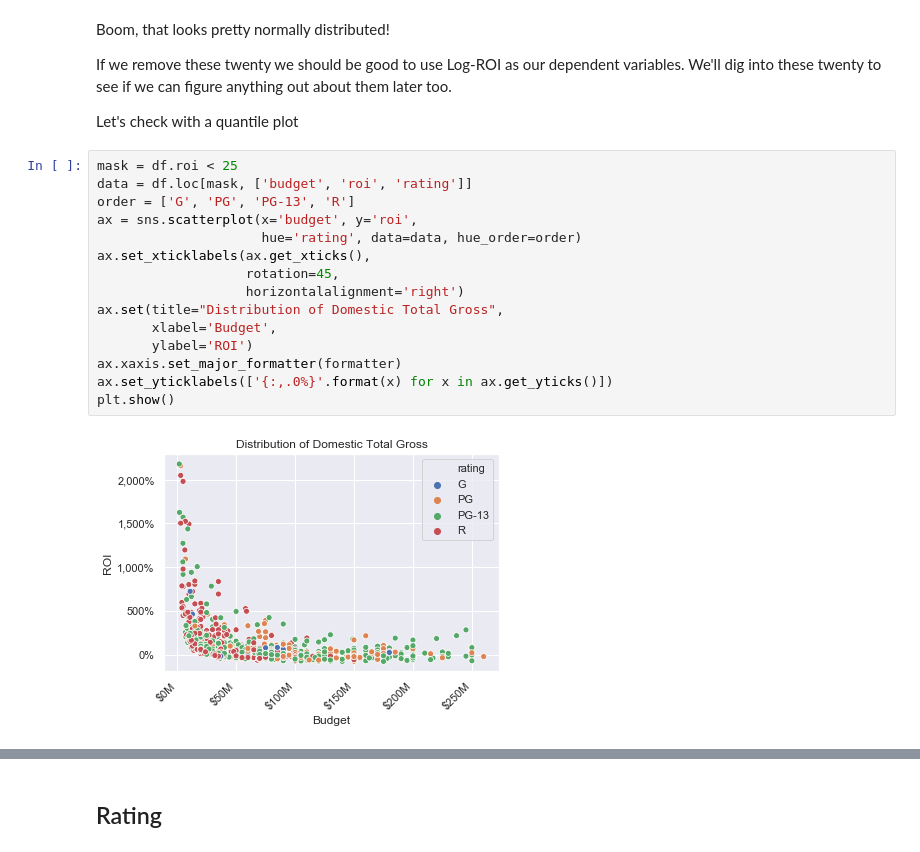
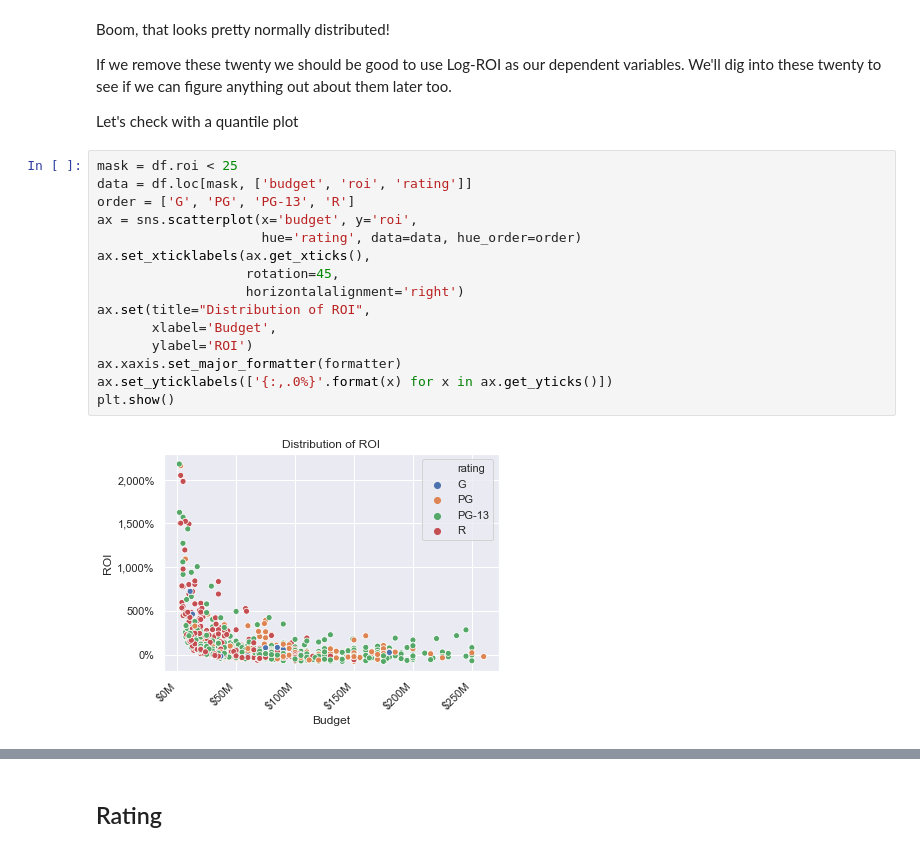
Before and after one commit to bfitzpa5/Metis_Projects, a Jupyter notebook: 02-luther/luther_eda.ipynb, the cells around one changed output, grey strips where cells are left out. Cells and saved outputs as stored; diff of their text form.

```diff
--- a/02-luther/luther_eda.ipynb
+++ b/02-luther/luther_eda.ipynb
@@ -472,20 +472,20 @@ Let's check with a quantile plot
 # %%
 mask = df.roi < 25
 data = df.loc[mask, ['budget', 'roi', 'rating']]
 order = ['G', 'PG', 'PG-13', 'R']
 ax = sns.scatterplot(x='budget', y='roi',
                      hue='rating', data=data, hue_order=order)
 ax.set_xticklabels(ax.get_xticks(),
                    rotation=45,
                    horizontalalignment='right')
-ax.set(title="Distribution of Domestic Total Gross",
+ax.set(title="Distribution of ROI",
        xlabel='Budget',
        ylabel='ROI')
 ax.xaxis.set_major_formatter(formatter)
 ax.set_yticklabels(['{:,.0%}'.format(x) for x in ax.get_yticks()])
 plt.show()
 # %% [output]
-[figure, old version]
+[figure, new version]
 # %%
 mask = df.roi < 15
 data = df.loc[mask, ['budget', 'roi', 'rating']]
```
Also changed, not shown: parts of 2 cells of this notebook, 2 other files.
